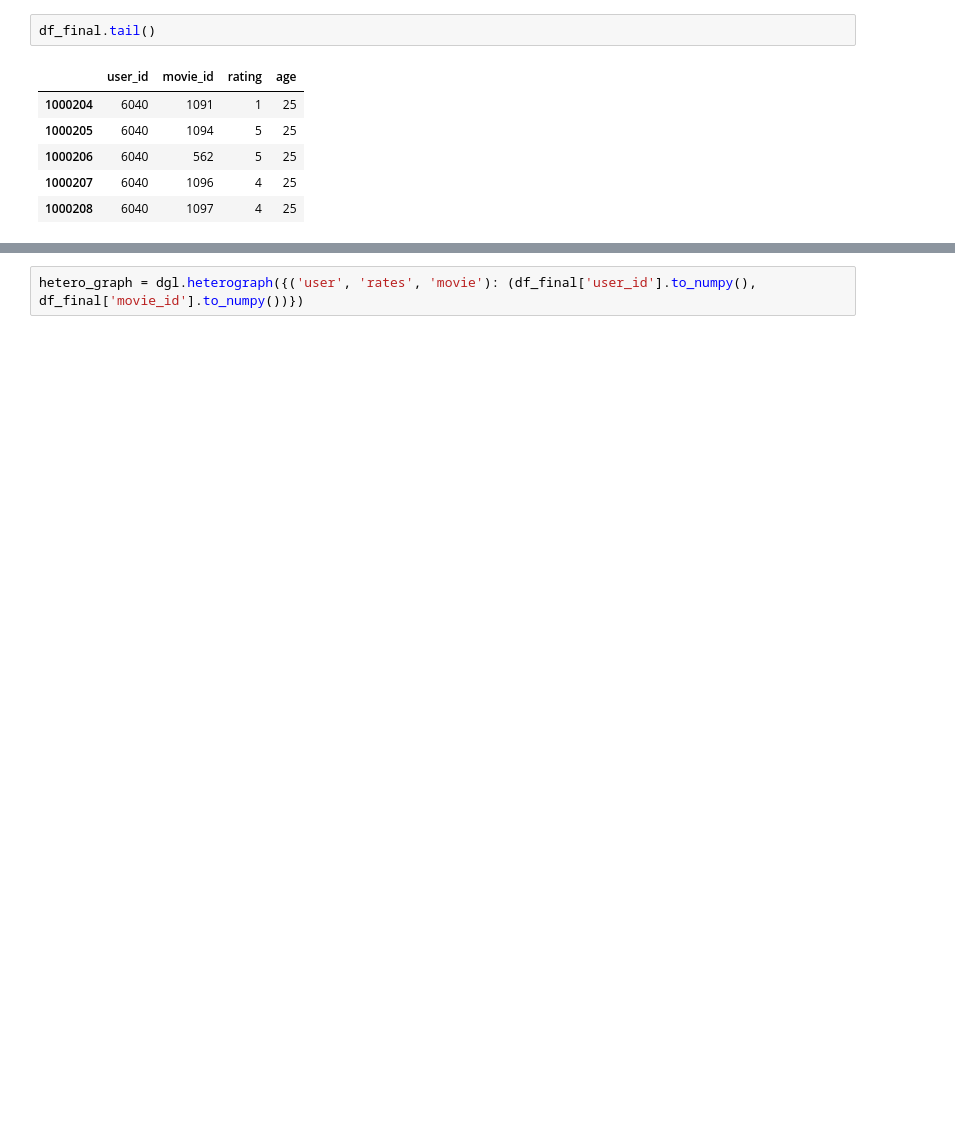
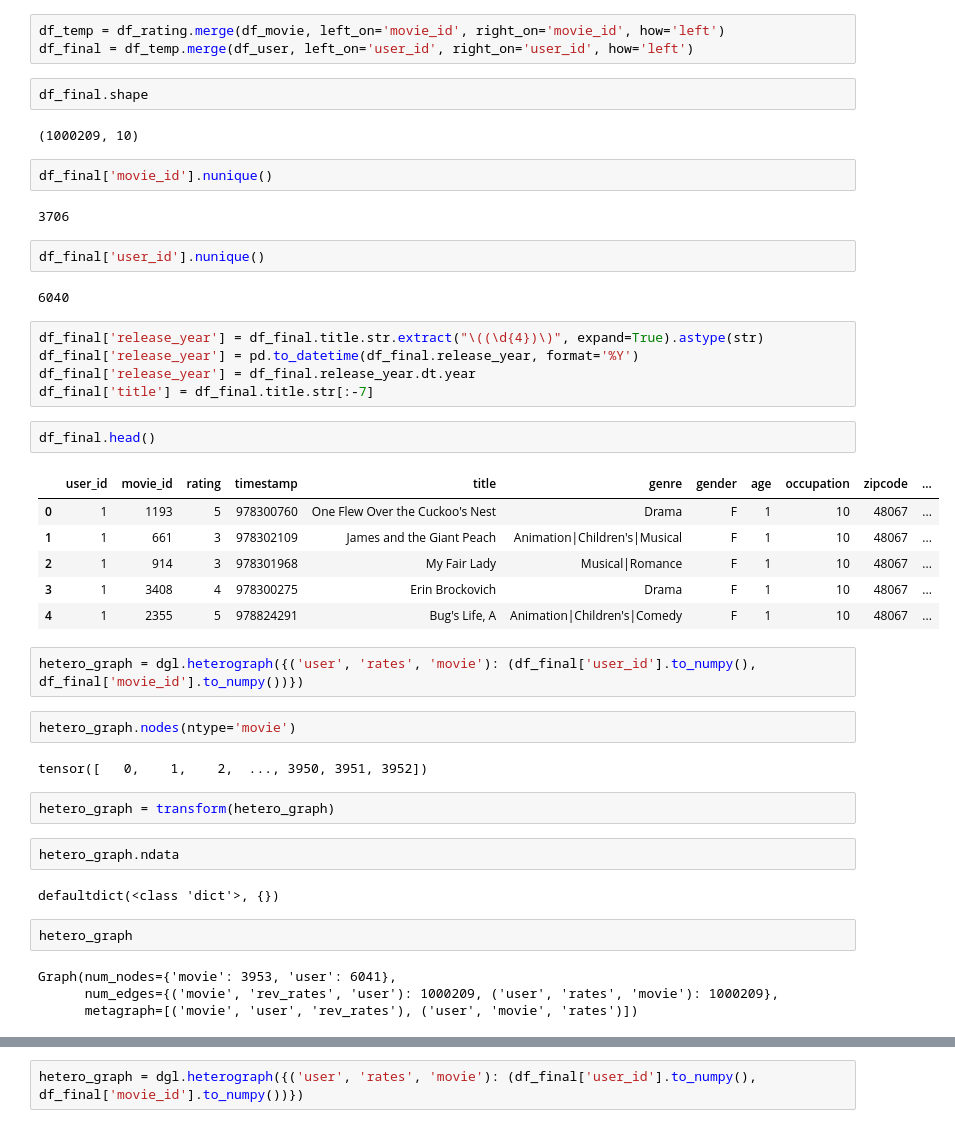
Before and after one commit to pratikaher88/GRecSy, a Jupyter notebook: notebooks/MPNN - Heterograph.ipynb, the cells around one changed output, grey strips where cells are left out. Saved outputs shown, nothing was run; the diff lists cells and outputs as text; blank space fills up the shorter version.

```diff
--- a/notebooks/MPNN - Heterograph.ipynb
+++ b/notebooks/MPNN - Heterograph.ipynb
@@ -30,9 +19,47 @@ df_final = df_final[["user_id","movie_id","rating","age"]]
 # %%
-df_final.tail()
+df_temp = df_rating.merge(df_movie, left_on='movie_id', right_on='movie_id', how='left')
+df_final = df_temp.merge(df_user, left_on='user_id', right_on='user_id', how='left')
-# %% [output]
-|  | user_id | movie_id | rating | age |
-| 1000204 | 6040 | 1091 | 1 | 25 |
-| 1000205 | 6040 | 1094 | 5 | 25 |
-| 1000206 | 6040 | 562 | 5 | 25 |
-| 1000207 | 6040 | 1096 | 4 | 25 |
-| 1000208 | 6040 | 1097 | 4 | 25 |
+# %%
+df_final.shape
+# %% [output]
+(1000209, 10)
+# %%
+df_final['movie_id'].nunique()
+# %% [output]
+3706
+# %%
+df_final['user_id'].nunique()
+# %% [output]
+6040
+# %%
+df_final['release_year'] = df_final.title.str.extract("\((\d{4})\)", expand=True).astype(str)
+df_final['release_year'] = pd.to_datetime(df_final.release_year, format='%Y')
+df_final['release_year'] = df_final.release_year.dt.year
+df_final['title'] = df_final.title.str[:-7]
+# %%
+df_final.head()
+# %% [output]
+|  | user_id | movie_id | rating | timestamp | title | genre | gender | age | occupation | zipcode | ... |
+| 0 | 1 | 1193 | 5 | 978300760 | One Flew Over the Cuckoo's Nest | Drama | F | 1 | 10 | 48067 | ... |
+| 1 | 1 | 661 | 3 | 978302109 | James and the Giant Peach | Animation|Children's|Musical | F | 1 | 10 | 48067 | ... |
+| 2 | 1 | 914 | 3 | 978301968 | My Fair Lady | Musical|Romance | F | 1 | 10 | 48067 | ... |
+| 3 | 1 | 3408 | 4 | 978300275 | Erin Brockovich | Drama | F | 1 | 10 | 48067 | ... |
+| 4 | 1 | 2355 | 5 | 978824291 | Bug's Life, A | Animation|Children's|Comedy | F | 1 | 10 | 48067 | ... |
+# %%
+hetero_graph = dgl.heterograph({('user', 'rates', 'movie'): (df_final['user_id'].to_numpy(), df_final['movie_id'].to_numpy())})
+# %%
+hetero_graph.nodes(ntype='movie')
+# %% [output]
+tensor([   0,    1,    2,  ..., 3950, 3951, 3952])
+# %%
+hetero_graph = transform(hetero_graph)
+# %%
+hetero_graph.ndata
+# %% [output]
+defaultdict(<class 'dict'>, {})
+# %%
+hetero_graph
+# %% [output]
+Graph(num_nodes={'movie': 3953, 'user': 6041},
+      num_edges={('movie', 'rev_rates', 'user'): 1000209, ('user', 'rates', 'movie'): 1000209},
+      metagraph=[('movie', 'user', 'rev_rates'), ('user', 'movie', 'rates')])
```
Also changed, not shown: parts of 63 cells of this notebook, 11 other files.
